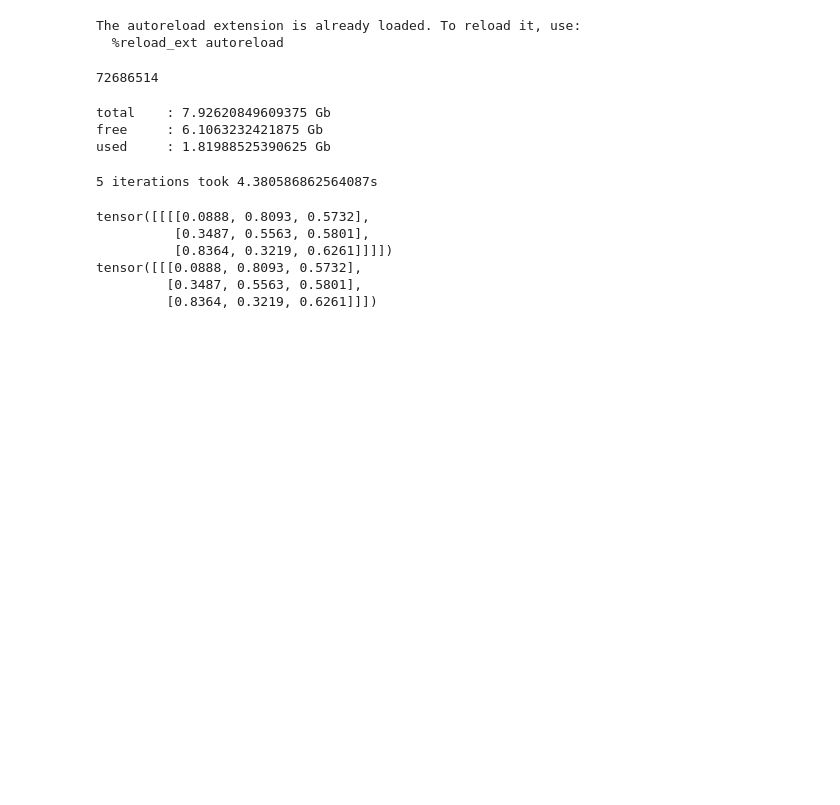
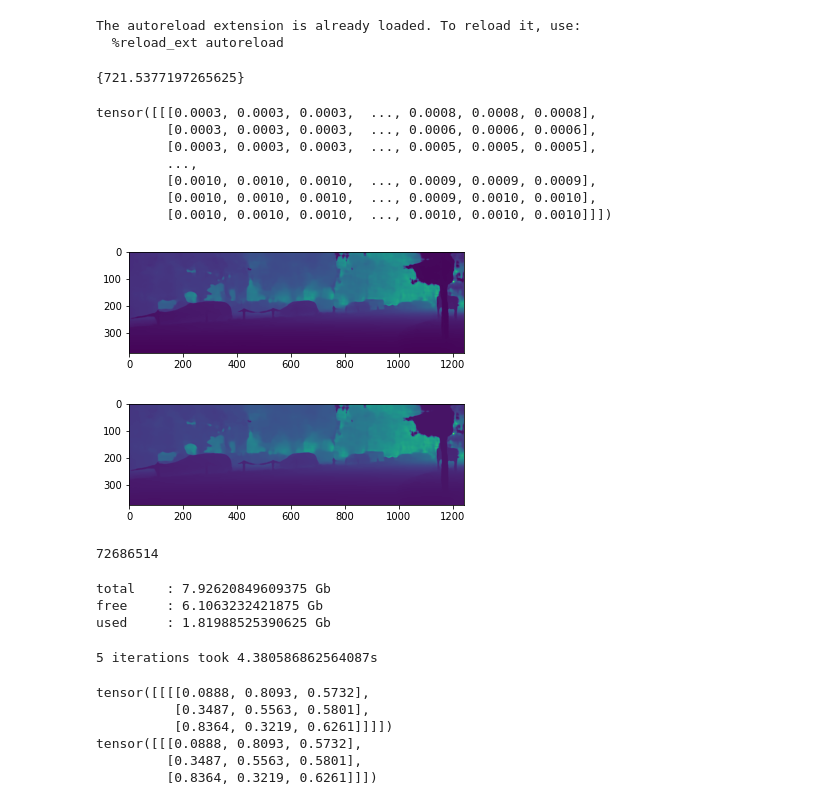
Before and after one commit to shreyas23/cnet, a Jupyter notebook: train.ipynb, the cells around one changed output. Cells and saved outputs as stored; diff of their text form; code cells hidden in the pictures; blank space fills up the shorter version.

```diff
--- a/train.ipynb
+++ b/train.ipynb
@@ -46,3 +50,28 @@ train_loader = DataLoader(train_dataset, batch_size=args['batch_size'], num_work
+# %%
+yee
+# %% [output]
+{721.5377197265625}
+# %%
+%autoreload
+from losses import _disp2depth_kitti_K, _apply_disparity
+
+disp = torch.tensor(plt.imread('../PSMNet/Test_disparity.png') / 255.)
+depth_img = _disp2depth_kitti_K(x, torch.tensor([721.5377])).squeeze()
+depth_img_r = _apply_disparity(depth_img.unsqueeze(0).unsqueeze(0), disp.unsqueeze(0).unsqueeze(0))
+plt.imshow(depth_img)
+plt.show()
+plt.imshow(depth_img_r.squeeze())
+plt.show()
+# %% [output]
+tensor([[[0.0003, 0.0003, 0.0003,  ..., 0.0008, 0.0008, 0.0008],
+         [0.0003, 0.0003, 0.0003,  ..., 0.0006, 0.0006, 0.0006],
+         [0.0003, 0.0003, 0.0003,  ..., 0.0005, 0.0005, 0.0005],
+         ...,
+         [0.0010, 0.0010, 0.0010,  ..., 0.0009, 0.0009, 0.0009],
+         [0.0010, 0.0010, 0.0010,  ..., 0.0009, 0.0010, 0.0010],
+         [0.0010, 0.0010, 0.0010,  ..., 0.0010, 0.0010, 0.0010]]])
+[figure, added]
+[figure, added]
 # %%
 %autoreload
 
```
Also changed, not shown: parts of 2 cells of this notebook, 1 other file.
